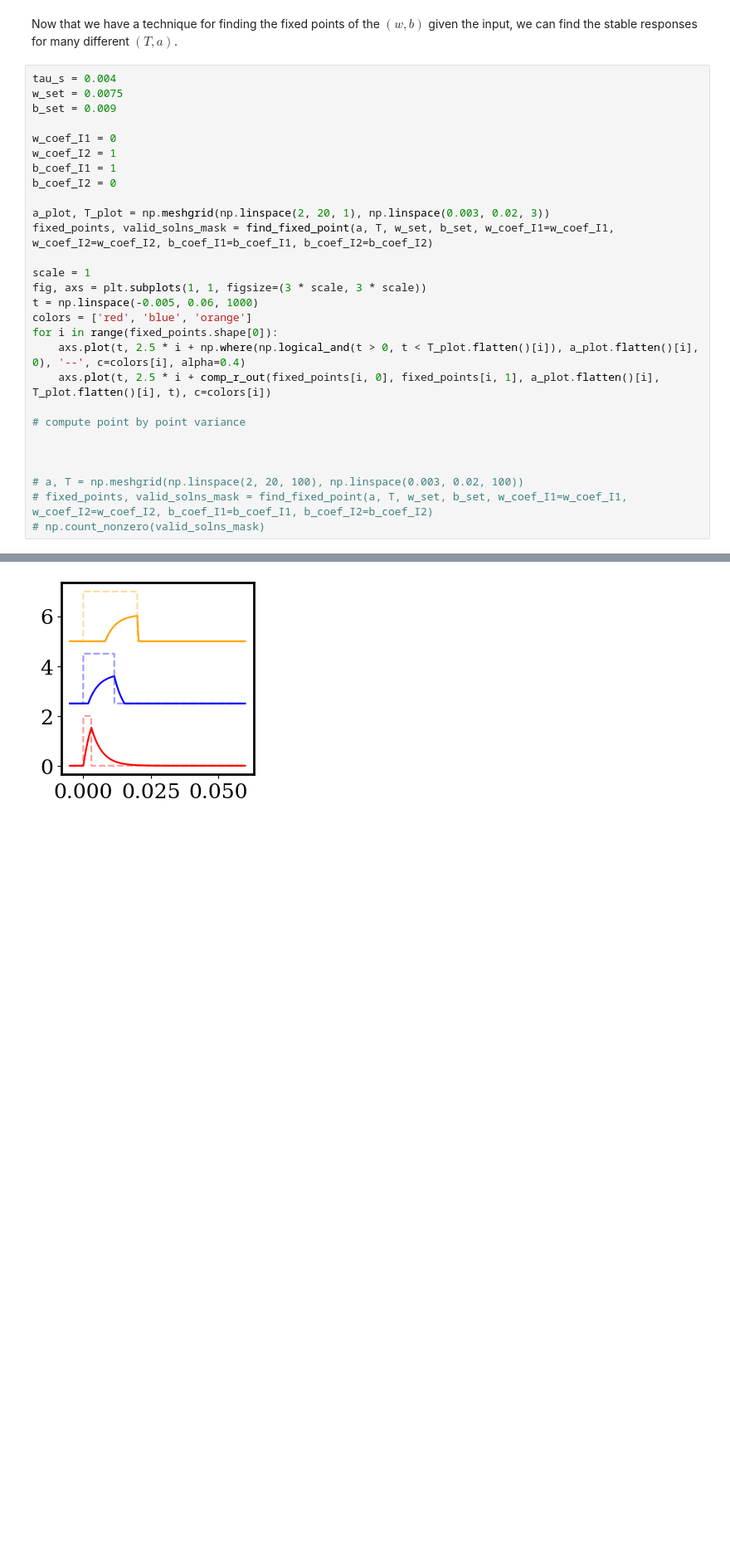
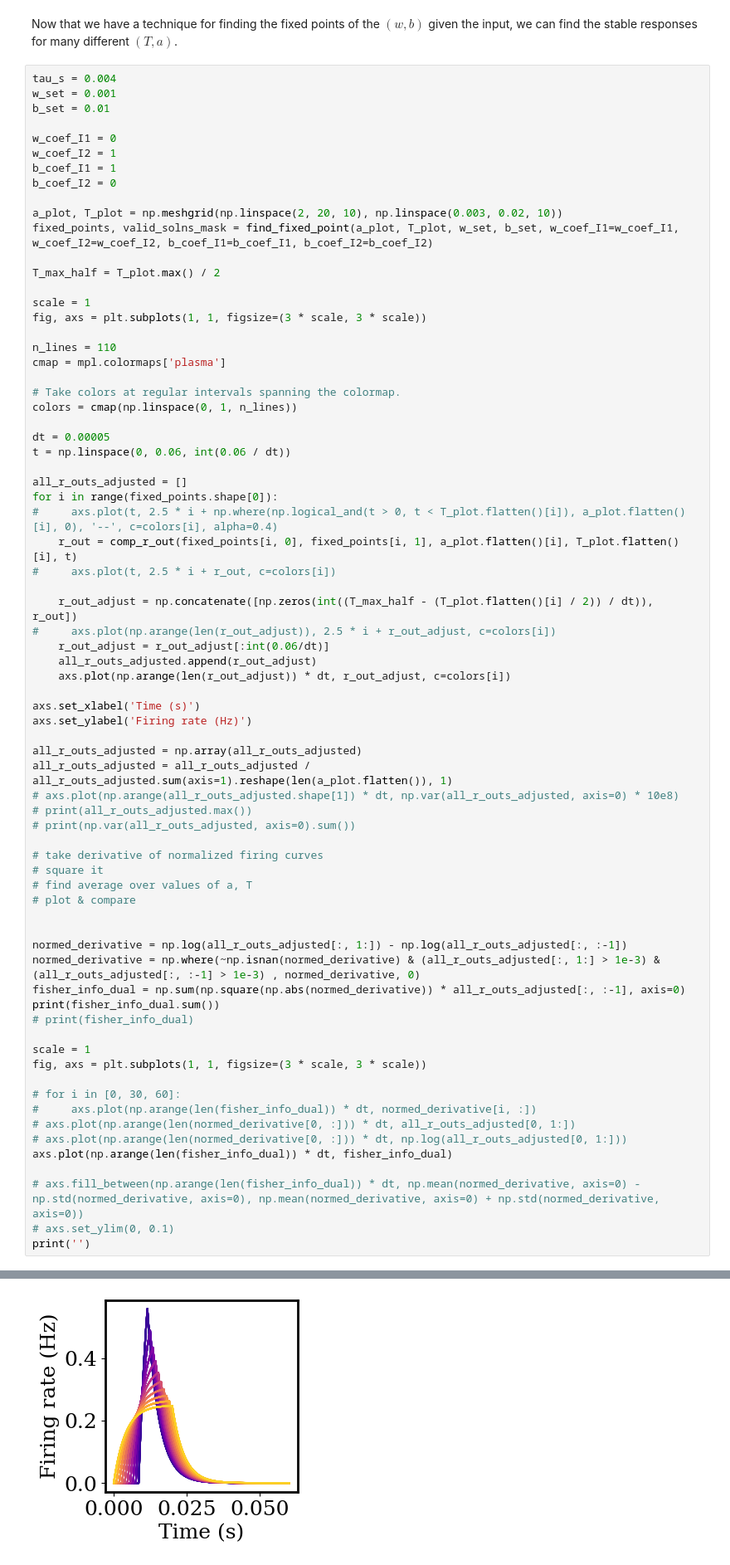
Before and after one commit to davidgbe/automated_plasticity_discovery, a Jupyter notebook: moment_control.ipynb, the cells around one changed output, grey strips where cells are left out. Shown at 83% size. Drawn from its saved outputs; the diff is of its cells as text; blank space fills up the shorter version.

```diff
--- a/moment_control.ipynb
+++ b/moment_control.ipynb
@@ -1394,30 +1394,74 @@ fig.tight_layout()
 Now that we have a technique for finding the fixed points of the $\left(w, b\right)$ given the input, we can find the stable responses for many different $\left(T, a\right)$.
 # %%
 tau_s = 0.004
-w_set = 0.0075
-b_set = 0.009
+w_set = 0.001
+b_set = 0.01
 
 w_coef_I1 = 0
 w_coef_I2 = 1
 b_coef_I1 = 1
 b_coef_I2 = 0
 
-a_plot, T_plot = np.meshgrid(np.linspace(2, 20, 1), np.linspace(0.003, 0.02, 3))
-fixed_points, valid_solns_mask = find_fixed_point(a, T, w_set, b_set, w_coef_I1=w_coef_I1, w_coef_I2=w_coef_I2, b_coef_I1=b_coef_I1, b_coef_I2=b_coef_I2)
+a_plot, T_plot = np.meshgrid(np.linspace(2, 20, 10), np.linspace(0.003, 0.02, 10))
+fixed_points, valid_solns_mask = find_fixed_point(a_plot, T_plot, w_set, b_set, w_coef_I1=w_coef_I1, w_coef_I2=w_coef_I2, b_coef_I1=b_coef_I1, b_coef_I2=b_coef_I2)
+
+T_max_half = T_plot.max() / 2
 
 scale = 1
 fig, axs = plt.subplots(1, 1, figsize=(3 * scale, 3 * scale))
-t = np.linspace(-0.005, 0.06, 1000)
-colors = ['red', 'blue', 'orange']
+
+n_lines = 110
+cmap = mpl.colormaps['plasma']
+
+# Take colors at regular intervals spanning the colormap.
+colors = cmap(np.linspace(0, 1, n_lines))
+
+dt = 0.00005
+t = np.linspace(0, 0.06, int(0.06 / dt))
+
+all_r_outs_adjusted = []
 for i in range(fixed_points.shape[0]):
-    axs.plot(t, 2.5 * i + np.where(np.logical_and(t > 0, t < T_plot.flatten()[i]), a_plot.flatten()[i], 0), '--', c=colors[i], alpha=0.4)
-    axs.plot(t, 2.5 * i + comp_r_out(fixed_points[i, 0], fixed_points[i, 1], a_plot.flatten()[i], T_plot.flatten()[i], t), c=colors[i])
+#     axs.plot(t, 2.5 * i + np.where(np.logical_and(t > 0, t < T_plot.flatten()[i]), a_plot.flatten()[i], 0), '--', c=colors[i], alpha=0.4)
+    r_out = comp_r_out(fixed_points[i, 0], fixed_points[i, 1], a_plot.flatten()[i], T_plot.flatten()[i], t)
+#     axs.plot(t, 2.5 * i + r_out, c=colors[i])
 
-# compute point by point variance
+    r_out_adjust = np.concatenate([np.zeros(int((T_max_half - (T_plot.flatten()[i] / 2)) / dt)), r_out])
+#     axs.plot(np.arange(len(r_out_adjust)), 2.5 * i + r_out_adjust, c=colors[i])
+    r_out_adjust = r_out_adjust[:int(0.06/dt)]
+    all_r_outs_adjusted.append(r_out_adjust)
+    axs.plot(np.arange(len(r_out_adjust)) * dt, r_out_adjust, c=colors[i])
+
+axs.set_xlabel('Time (s)')
+axs.set_ylabel('Firing rate (Hz)')
+
+all_r_outs_adjusted = np.array(all_r_outs_adjusted)
+all_r_outs_adjusted = all_r_outs_adjusted / all_r_outs_adjusted.sum(axis=1).reshape(len(a_plot.flatten()), 1)
+# axs.plot(np.arange(all_r_outs_adjusted.shape[1]) * dt, np.var(all_r_outs_adjusted, axis=0) * 10e8)
+# print(all_r_outs_adjusted.max())
+# print(np.var(all_r_outs_adjusted, axis=0).sum())
+
+# take derivative of normalized firing curves
+# square it
+# find average over values of a, T
+# plot & compare
 
 
+normed_derivative = np.log(all_r_outs_adjusted[:, 1:]) - np.log(all_r_outs_adjusted[:, :-1])
+normed_derivative = np.where(~np.isnan(normed_derivative) & (all_r_outs_adjusted[:, 1:] > 1e-3) & (all_r_outs_adjusted[:, :-1] > 1e-3) , normed_derivative, 0)
+fisher_info_dual = np.sum(np.square(np.abs(normed_derivative)) * all_r_outs_adjusted[:, :-1], axis=0)
+print(fisher_info_dual.sum())
+# print(fisher_info_dual)
 
-# a, T = np.meshgrid(np.linspace(2, 20, 100), np.linspace(0.003, 0.02, 100))
-# fixed_points, valid_solns_mask = find_fixed_point(a, T, w_set, b_set, w_coef_I1=w_coef_I1, w_coef_I2=w_coef_I2, b_coef_I1=b_coef_I1, b_coef_I2=b_coef_I2)
-# np.count_nonzero(valid_solns_mask)
+scale = 1
+fig, axs = plt.subplots(1, 1, figsize=(3 * scale, 3 * scale))
+
+# for i in [0, 30, 60]:
+#     axs.plot(np.arange(len(fisher_info_dual)) * dt, normed_derivative[i, :])
+# axs.plot(np.arange(len(normed_derivative[0, :])) * dt, all_r_outs_adjusted[0, 1:])
+# axs.plot(np.arange(len(normed_derivative[0, :])) * dt, np.log(all_r_outs_adjusted[0, 1:]))
+axs.plot(np.arange(len(fisher_info_dual)) * dt, fisher_info_dual)
+
+# axs.fill_between(np.arange(len(fisher_info_dual)) * dt, np.mean(normed_derivative, axis=0) - np.std(normed_derivative, axis=0), np.mean(normed_derivative, axis=0) + np.std(normed_derivative, axis=0))
+# axs.set_ylim(0, 0.1)
+print('')
 # %% [output]
@@ -1424 +1469 @@ for i in range(fixed_points.shape[0]):
-[figure, old version]
+[figure, new version]
```
Also changed, not shown: parts of 23 cells of this notebook, 2 other files.
